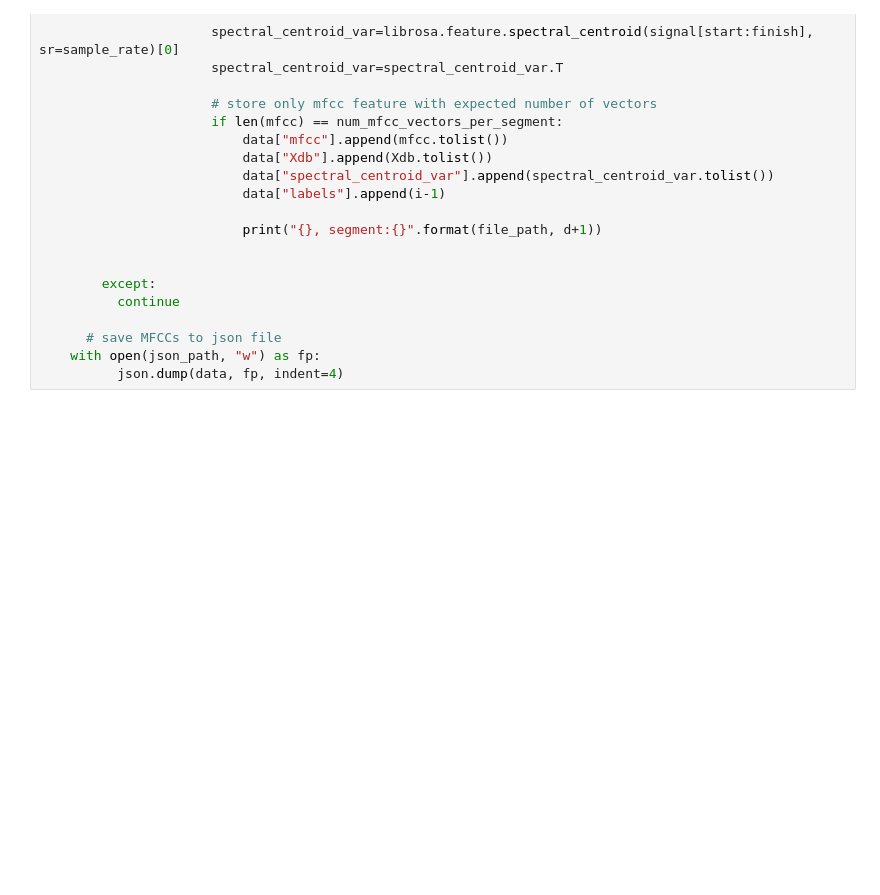
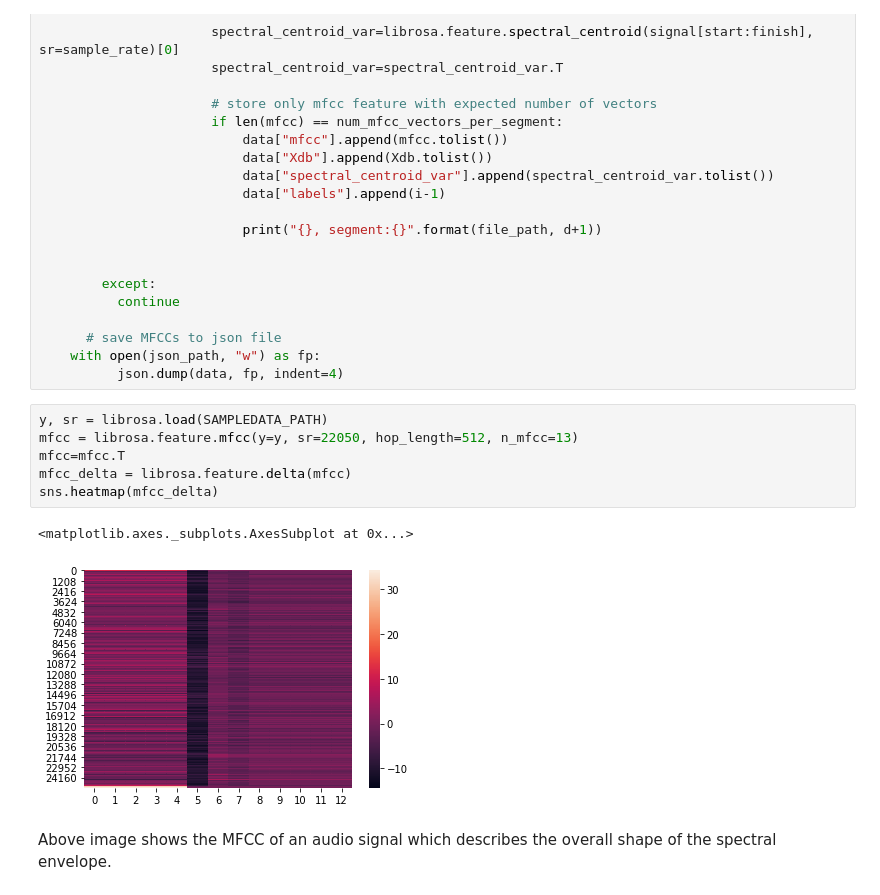
Before and after one commit to chettkulkarni/MusicTutor_Model_Building, a Jupyter notebook: Feature_Extraction.ipynb, the cells around one changed output. Drawn from its saved outputs; the diff is of its cells as text; blank space fills up the shorter version.

```diff
--- a/Feature_Extraction.ipynb
+++ b/Feature_Extraction.ipynb
@@ -203,3 +248,14 @@ def save_mfcc(dataset_path, json_path, num_mfcc=13, n_fft=2048, hop_length=512,
       # save MFCCs to json file
     with open(json_path, "w") as fp:
           json.dump(data, fp, indent=4)
+# %%
+y, sr = librosa.load(SAMPLEDATA_PATH)
+mfcc = librosa.feature.mfcc(y=y, sr=22050, hop_length=512, n_mfcc=13)
+mfcc=mfcc.T
+mfcc_delta = librosa.feature.delta(mfcc)
+sns.heatmap(mfcc_delta)
+# %% [output]
+<matplotlib.axes._subplots.AxesSubplot at 0x...>
+[figure, added]
+# %% [markdown]
+Above image shows the MFCC of an audio signal which describes the overall shape of the spectral envelope.
```
Also changed, not shown: parts of 14 cells of this notebook.
